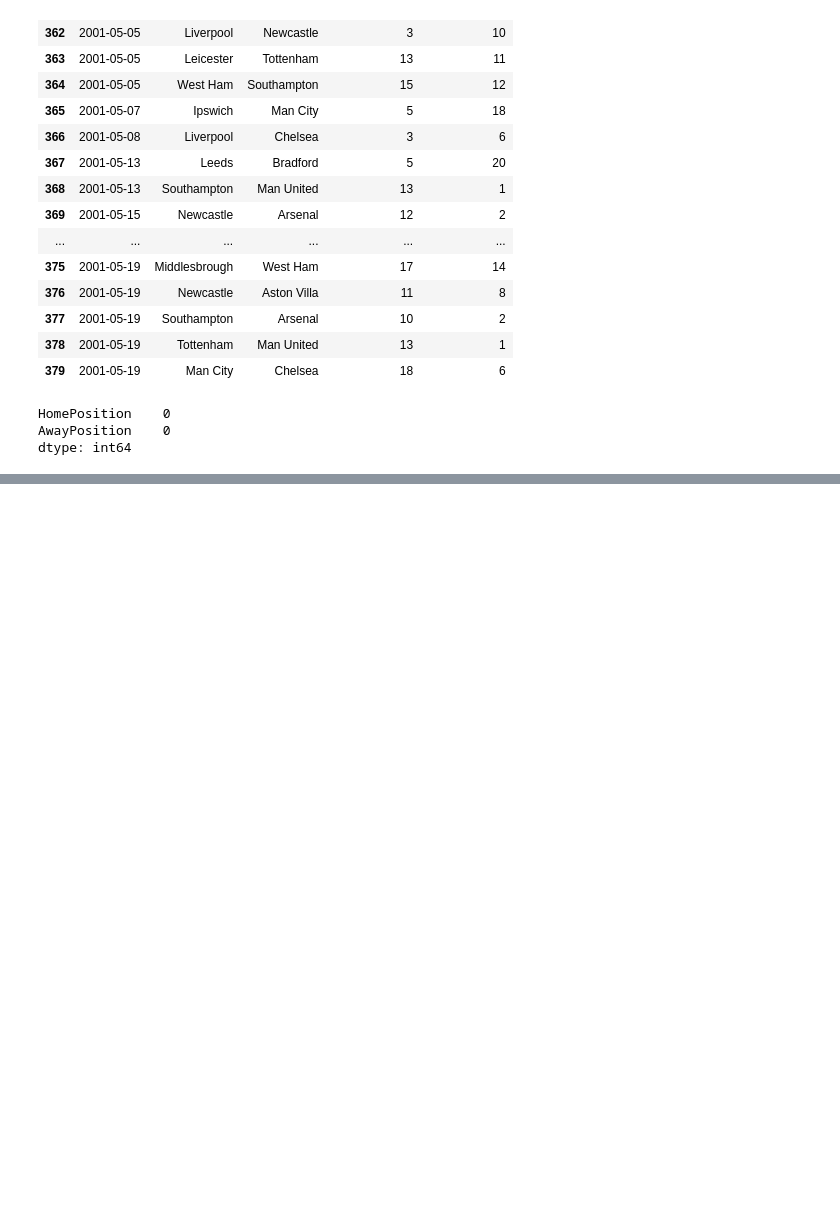
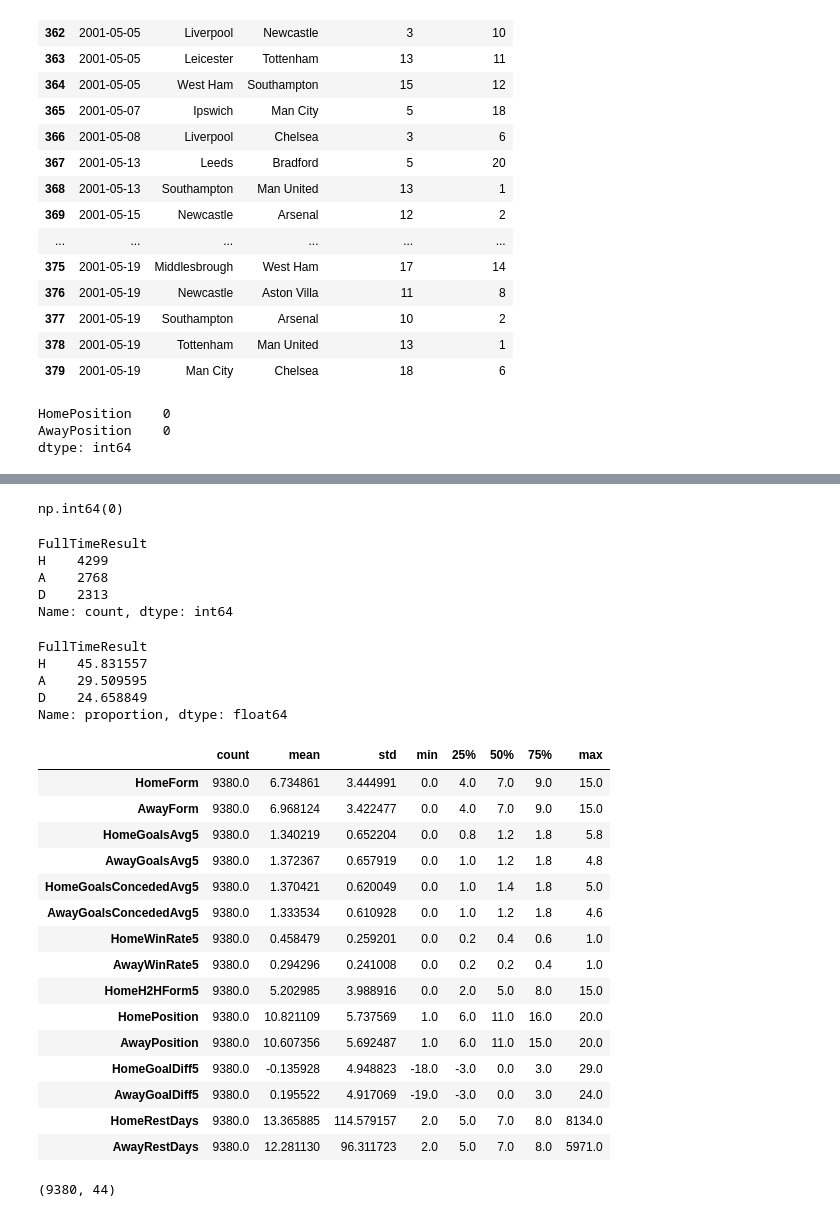
Before and after one commit to avrbt/Prem_League_Prediction, a Jupyter notebook: notebooks/04_feature_engineering.ipynb, the cells around one changed output, grey strips where cells are left out. Saved outputs shown, nothing was run; the diff lists cells and outputs as text; code cells hidden in the pictures; blank space fills up the shorter version.

```diff
--- a/notebooks/04_feature_engineering.ipynb
+++ b/notebooks/04_feature_engineering.ipynb
@@ -754,0 +1091,20 @@ df.to_csv(
+# %%
+df.duplicated().sum()
+# %% [output]
+np.int64(0)
+# %%
+df["FullTimeResult"].value_counts()
+# %% [output]
+FullTimeResult
+H    4299
+A    2768
+D    2313
+Name: count, dtype: int64
+# %%
+df["FullTimeResult"].value_counts(normalize=True) * 100
+# %% [output]
+FullTimeResult
+H    45.831557
+A    29.509595
+D    24.658849
+Name: proportion, dtype: float64
@@ -754,0 +1129,19 @@ df.to_csv(
+# %%
+df[feature_cols].describe().T
+# %% [output]
+|  | count | mean | std | min | 25% | 50% | 75% | max |
+| HomeForm | 9380.0 | 6.734861 | 3.444991 | 0.0 | 4.0 | 7.0 | 9.0 | 15.0 |
+| AwayForm | 9380.0 | 6.968124 | 3.422477 | 0.0 | 4.0 | 7.0 | 9.0 | 15.0 |
+| HomeGoalsAvg5 | 9380.0 | 1.340219 | 0.652204 | 0.0 | 0.8 | 1.2 | 1.8 | 5.8 |
+| AwayGoalsAvg5 | 9380.0 | 1.372367 | 0.657919 | 0.0 | 1.0 | 1.2 | 1.8 | 4.8 |
+| HomeGoalsConcededAvg5 | 9380.0 | 1.370421 | 0.620049 | 0.0 | 1.0 | 1.4 | 1.8 | 5.0 |
+| AwayGoalsConcededAvg5 | 9380.0 | 1.333534 | 0.610928 | 0.0 | 1.0 | 1.2 | 1.8 | 4.6 |
+| HomeWinRate5 | 9380.0 | 0.458479 | 0.259201 | 0.0 | 0.2 | 0.4 | 0.6 | 1.0 |
+| AwayWinRate5 | 9380.0 | 0.294296 | 0.241008 | 0.0 | 0.2 | 0.2 | 0.4 | 1.0 |
+| HomeH2HForm5 | 9380.0 | 5.202985 | 3.988916 | 0.0 | 2.0 | 5.0 | 8.0 | 15.0 |
+| HomePosition | 9380.0 | 10.821109 | 5.737569 | 1.0 | 6.0 | 11.0 | 16.0 | 20.0 |
+| AwayPosition | 9380.0 | 10.607356 | 5.692487 | 1.0 | 6.0 | 11.0 | 15.0 | 20.0 |
+| HomeGoalDiff5 | 9380.0 | -0.135928 | 4.948823 | -18.0 | -3.0 | 0.0 | 3.0 | 29.0 |
+| AwayGoalDiff5 | 9380.0 | 0.195522 | 4.917069 | -19.0 | -3.0 | 0.0 | 3.0 | 24.0 |
+| HomeRestDays | 9380.0 | 13.365885 | 114.579157 | 2.0 | 5.0 | 7.0 | 8.0 | 8134.0 |
+| AwayRestDays | 9380.0 | 12.281130 | 96.311723 | 2.0 | 5.0 | 7.0 | 8.0 | 5971.0 |
@@ -754,0 +1172,4 @@ df.to_csv(
+# %%
+df.shape
+# %% [output]
+(9380, 44)
```
Also changed, not shown: parts of 67 cells of this notebook, 2 other files.
